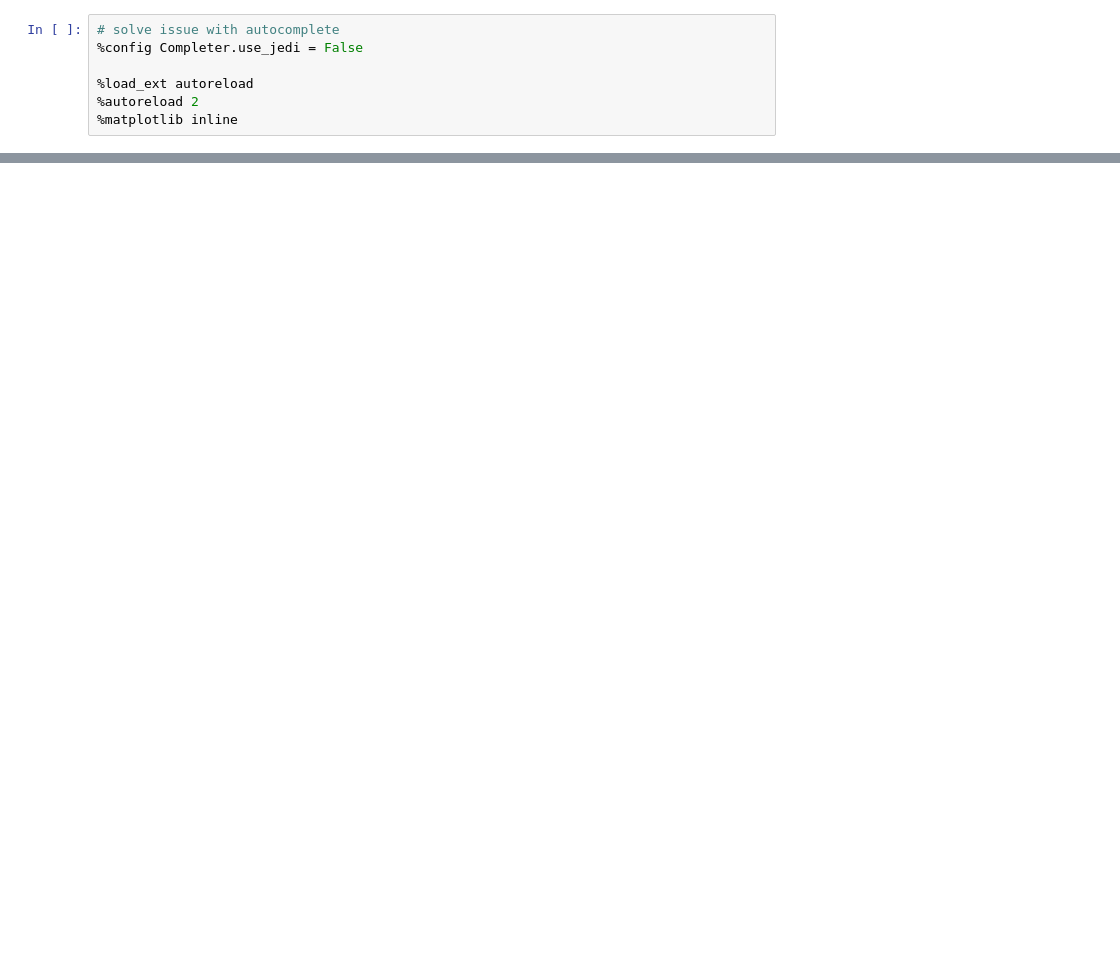
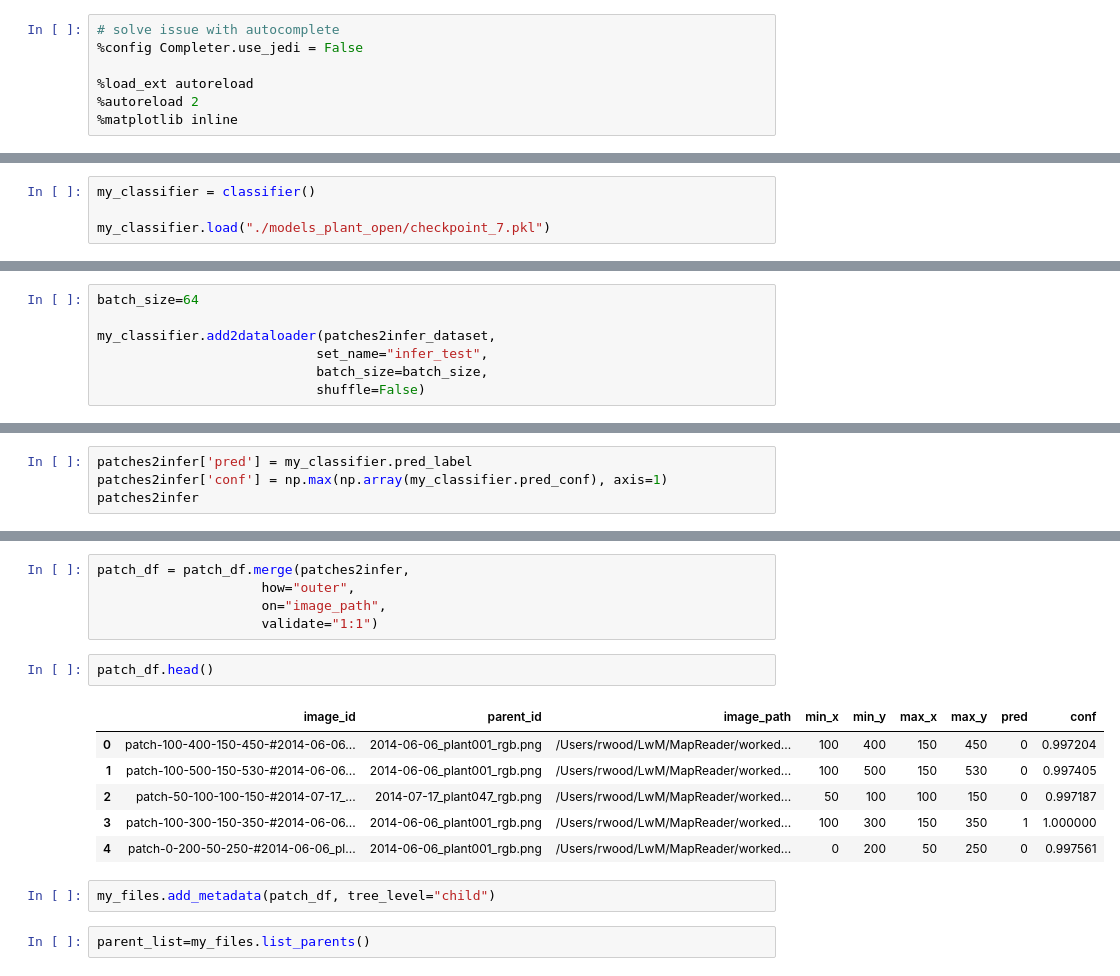
Before and after one commit to maps-as-data/MapReader, a Jupyter notebook: worked_examples/non-geospatial/classification_plant_phenotype/004_inference.ipynb, the cells around one changed output, grey strips where cells are left out. Cells and saved outputs as stored; diff of their text form; blank space fills up the shorter version.

```diff
--- a/worked_examples/non-geospatial/classification_plant_phenotype/004_inference.ipynb
+++ b/worked_examples/non-geospatial/classification_plant_phenotype/004_inference.ipynb
@@ -271,0 +82,4 @@ patches_filt["pred"].value_counts()
+# %%
+my_classifier = classifier()
+
+my_classifier.load("./models_plant_open/checkpoint_7.pkl")
@@ -271,0 +88,7 @@ patches_filt["pred"].value_counts()
+# %%
+batch_size=64
+
+my_classifier.add2dataloader(patches2infer_dataset,
+                            set_name="infer_test",
+                            batch_size=batch_size,
+                            shuffle=False)
@@ -271,0 +121,4 @@ patches_filt["pred"].value_counts()
+# %%
+patches2infer['pred'] = my_classifier.pred_label
+patches2infer['conf'] = np.max(np.array(my_classifier.pred_conf), axis=1)
+patches2infer
@@ -271,0 +139,18 @@ patches_filt["pred"].value_counts()
+# %%
+patch_df = patch_df.merge(patches2infer,
+                     how="outer",
+                     on="image_path",
+                     validate="1:1")
+# %%
+patch_df.head()
+# %% [output]
+|  | image_id | parent_id | image_path | min_x | min_y | max_x | max_y | pred | conf |
+| 0 | patch-100-400-150-450-#2014-06-06... | 2014-06-06_plant001_rgb.png | /Users/rwood/LwM/MapReader/worked... | 100 | 400 | 150 | 450 | 0 | 0.997204 |
+| 1 | patch-100-500-150-530-#2014-06-06... | 2014-06-06_plant001_rgb.png | /Users/rwood/LwM/MapReader/worked... | 100 | 500 | 150 | 530 | 0 | 0.997405 |
+| 2 | patch-50-100-100-150-#2014-07-17_... | 2014-07-17_plant047_rgb.png | /Users/rwood/LwM/MapReader/worked... | 50 | 100 | 100 | 150 | 0 | 0.997187 |
+| 3 | patch-100-300-150-350-#2014-06-06... | 2014-06-06_plant001_rgb.png | /Users/rwood/LwM/MapReader/worked... | 100 | 300 | 150 | 350 | 1 | 1.000000 |
+| 4 | patch-0-200-50-250-#2014-06-06_pl... | 2014-06-06_plant001_rgb.png | /Users/rwood/LwM/MapReader/worked... | 0 | 200 | 50 | 250 | 0 | 0.997561 |
+# %%
+my_files.add_metadata(patch_df, tree_level="child")
+# %%
+parent_list=my_files.list_parents()
```
Also changed, not shown: parts of 58 cells of this notebook, 24 other files.
